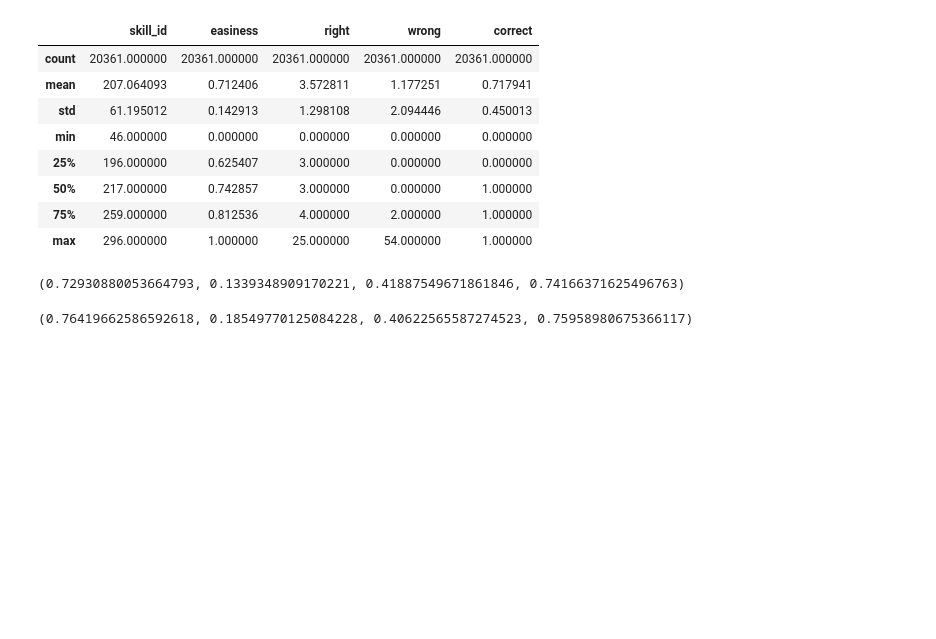
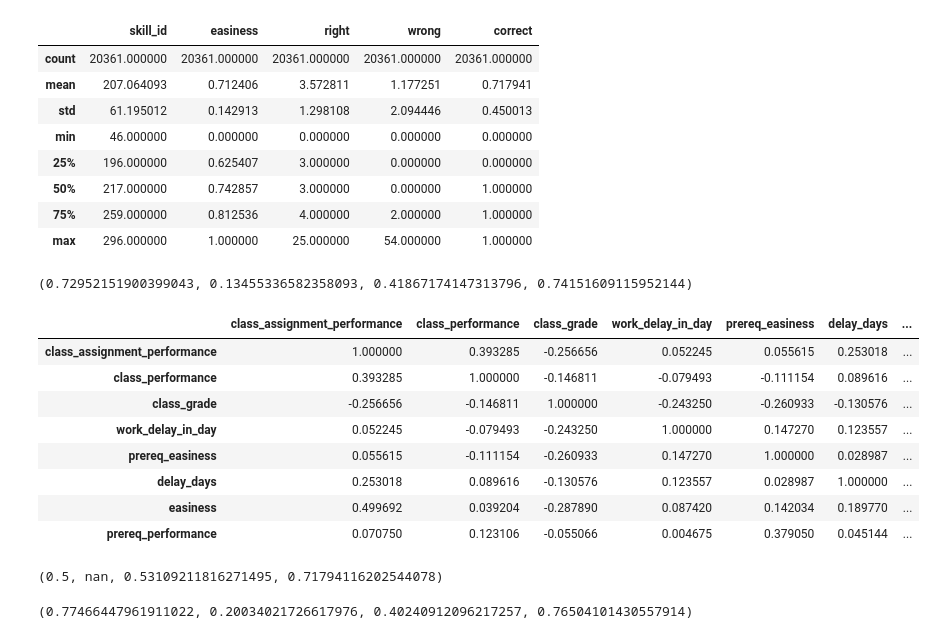
Before and after one commit to beardeer/assistments_analysis, a Jupyter notebook: ARRS/Chapter_3.ipynb, the cells around one changed output. Cells and saved outputs as stored; diff of their text form; code cells hidden in the pictures; blank space fills up the shorter version.

```diff
--- a/ARRS/Chapter_3.ipynb
+++ b/ARRS/Chapter_3.ipynb
@@ -119,9 +127,9 @@ categorical_features = ['skill_id']
 k = 5
 # %%
 model = LogisticRegression()
-print classification_model(model, pfa_data, predictors, label, categorical_features, k)
+print classification_model(model, pfa_data, predictors, label, categorical_features, k, False)
 # %% [output]
-(0.72930880053664793, 0.1339348909170221, 0.41887549671861846, 0.74166371625496763)
+(0.72952151900399043, 0.13455336582358093, 0.41867174147313796, 0.74151609115952144)
 # %%
 label = 'correct'
 all_features = data.columns.tolist()
@@ -135,12 +144,32 @@ all_features.remove('mastered')
 predictors = all_features
 categorical_features = ['student_class_id', 'adaptive_mode', 'skill_id', 'prereq_skill_id', 'grade_diff_2', 'ms_bin']
+# %%
+all_feature_set = set(all_features)
+categorical_feature_set = set(categorical_features)
+continue_features = all_feature_set.difference(categorical_feature_set)
+continue_data = data[list(continue_features)]
+continue_data.corr()
+# %% [output]
+|  | class_assignment_performance | class_performance | class_grade | work_delay_in_day | prereq_easiness | delay_days | ... |
+| class_assignment_performance | 1.000000 | 0.393285 | -0.256656 | 0.052245 | 0.055615 | 0.253018 | ... |
+| class_performance | 0.393285 | 1.000000 | -0.146811 | -0.079493 | -0.111154 | 0.089616 | ... |
+| class_grade | -0.256656 | -0.146811 | 1.000000 | -0.243250 | -0.260933 | -0.130576 | ... |
+| work_delay_in_day | 0.052245 | -0.079493 | -0.243250 | 1.000000 | 0.147270 | 0.123557 | ... |
+| prereq_easiness | 0.055615 | -0.111154 | -0.260933 | 0.147270 | 1.000000 | 0.028987 | ... |
+| delay_days | 0.253018 | 0.089616 | -0.130576 | 0.123557 | 0.028987 | 1.000000 | ... |
+| easiness | 0.499692 | 0.039204 | -0.287890 | 0.087420 | 0.142034 | 0.189770 | ... |
+| prereq_performance | 0.070750 | 0.123106 | -0.055066 | 0.004675 | 0.379050 | 0.045144 | ... |
 # %%
 # model = ensemble.GradientBoostingClassifier()
 model = LogisticRegression()
+# %%
+print majority_model(data, label)
+# %% [output]
+(0.5, nan, 0.53109211816271495, 0.71794116202544078)
 # %%
-print classification_model(model, data, predictors, label, categorical_features, k)
+print classification_model(model, data, predictors, label, categorical_features, k, True)
 # %% [output]
-(0.76419662586592618, 0.18549770125084228, 0.40622565587274523, 0.75958980675366117)
+(0.77466447961911022, 0.20034021726617976, 0.40240912096217257, 0.76504101430557914)
 # %%
 single_feature_performance = pd.DataFrame(index = range(len(all_features)), columns = ['feature', 'AUC', 'R2', 'r'])
 # %%
```
Also changed, not shown: parts of 6 cells of this notebook.
